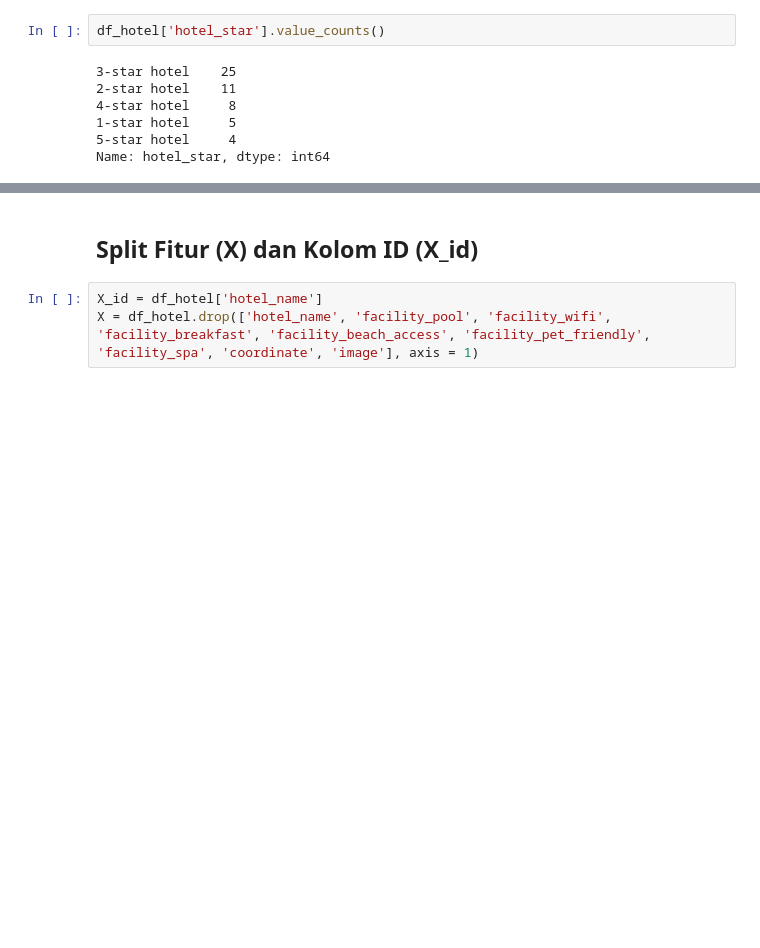
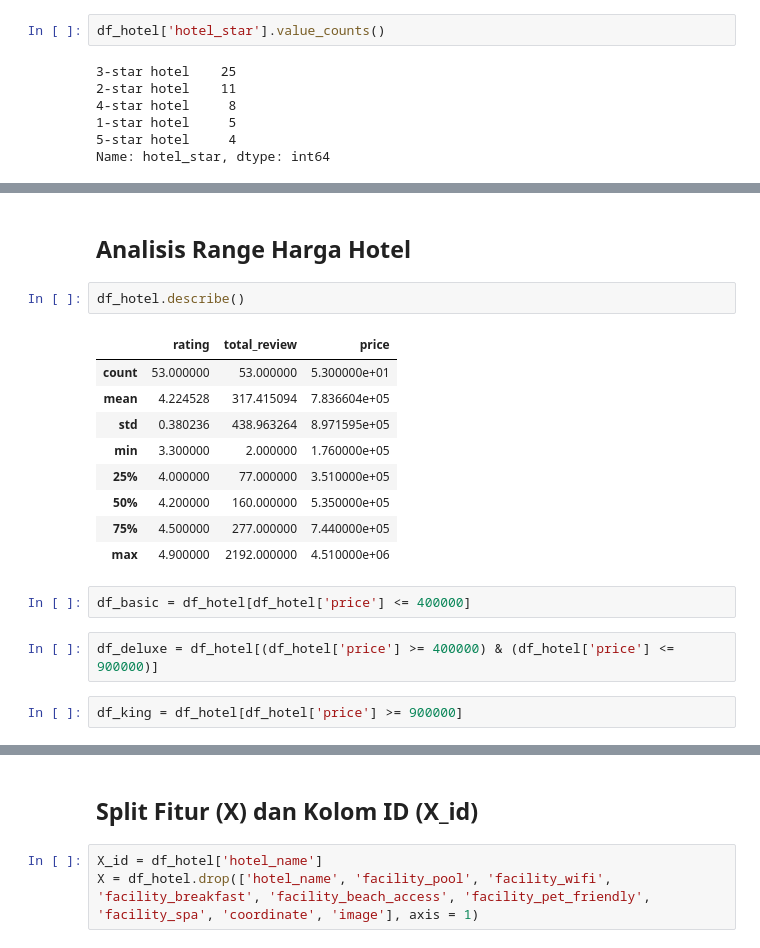
Before and after one commit to H8-Assignments-Bay/p2---final-project-group-005, a Jupyter notebook: model_hotel.ipynb, the cells around one changed output, grey strips where cells are left out. Drawn from its saved outputs; the diff is of its cells as text; blank space fills up the shorter version.

```diff
--- a/model_hotel.ipynb
+++ b/model_hotel.ipynb
@@ -125,0 +209,20 @@ Name: hotel_star, dtype: int64
+# %% [markdown]
+## Analisis Range Harga Hotel
+# %%
+df_hotel.describe()
+# %% [output]
+|  | rating | total_review | price |
+| count | 53.000000 | 53.000000 | 5.300000e+01 |
+| mean | 4.224528 | 317.415094 | 7.836604e+05 |
+| std | 0.380236 | 438.963264 | 8.971595e+05 |
+| min | 3.300000 | 2.000000 | 1.760000e+05 |
+| 25% | 4.000000 | 77.000000 | 3.510000e+05 |
+| 50% | 4.200000 | 160.000000 | 5.350000e+05 |
+| 75% | 4.500000 | 277.000000 | 7.440000e+05 |
+| max | 4.900000 | 2192.000000 | 4.510000e+06 |
+# %%
+df_basic = df_hotel[df_hotel['price'] <= 400000]
+# %%
+df_deluxe = df_hotel[(df_hotel['price'] >= 400000) & (df_hotel['price'] <= 900000)]
+# %%
+df_king = df_hotel[df_hotel['price'] >= 900000]
```
Also changed, not shown: parts of 33 cells of this notebook, 2 other files.
